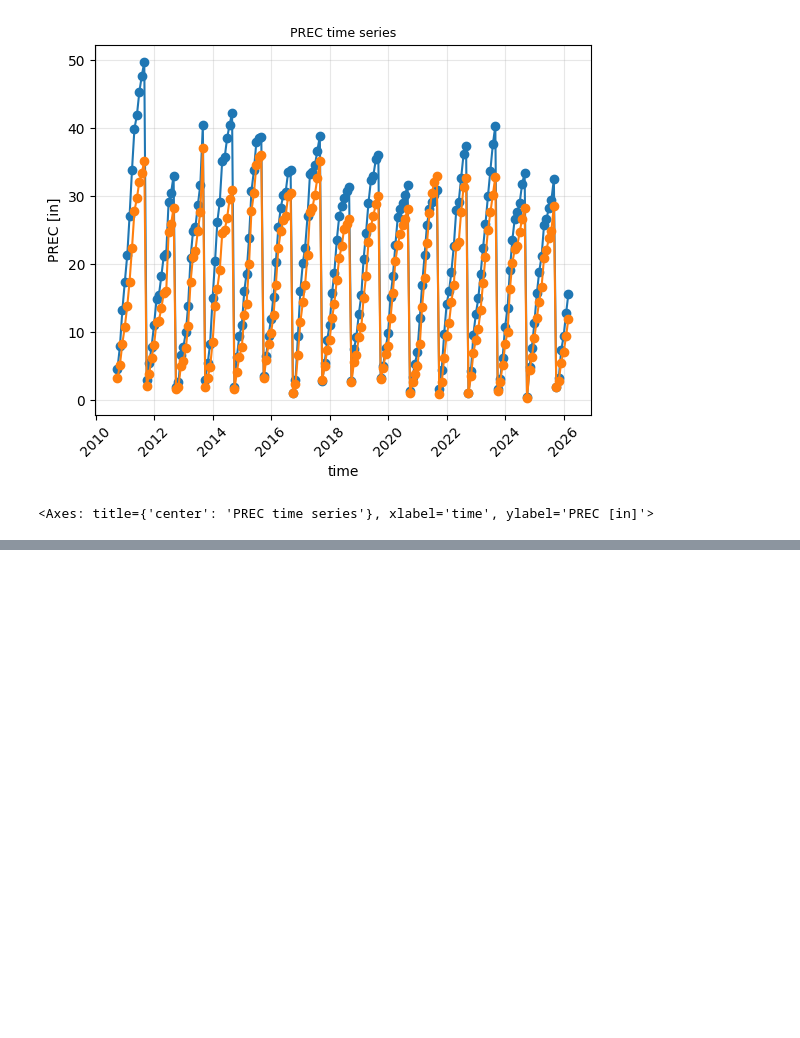
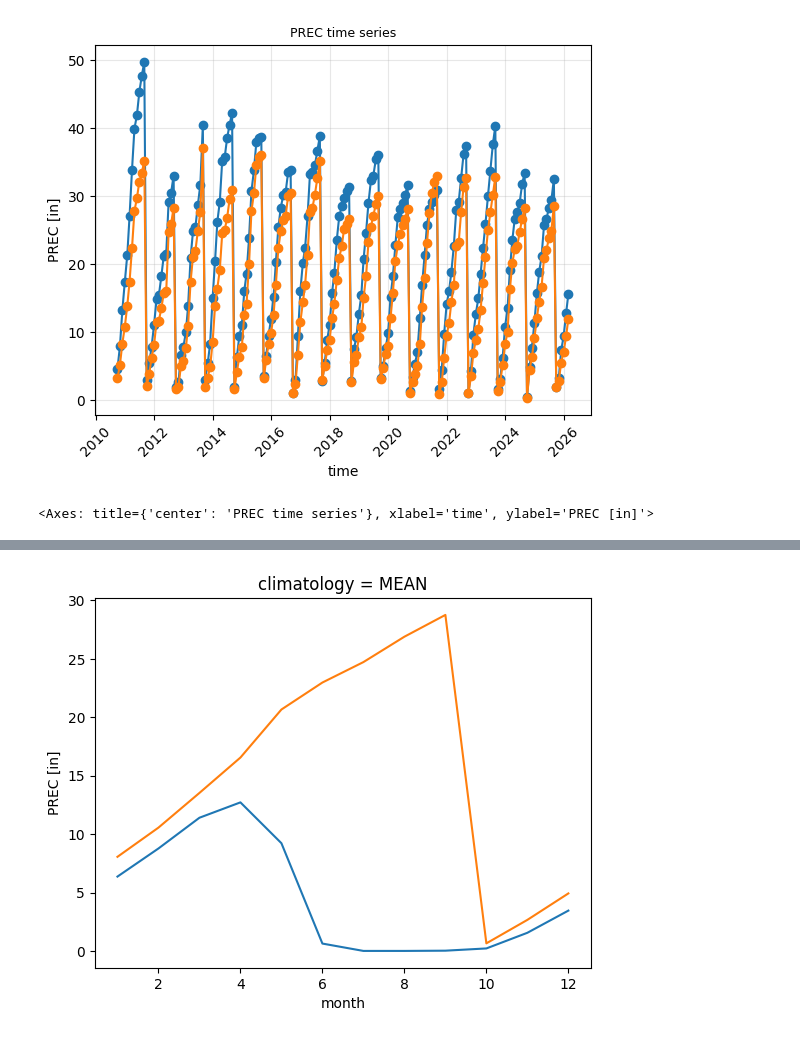
Before and after one commit to tavo7876/snotelpy, a Jupyter notebook: Examples/Examples.ipynb, the cells around one changed output, grey strips where cells are left out. Cells and saved outputs as stored; diff of their text form; code cells hidden in the pictures; blank space fills up the shorter version.

```diff
--- a/Examples/Examples.ipynb
+++ b/Examples/Examples.ipynb
@@ -159,0 +198,8 @@ KeyError: 'WTEQ'
+# %%
+#plot climatology
+climatology = out['climatology']
+climatology["WTEQ"].sel(climatology = 'MEAN').plot()
+climatology["PREC"].sel(climatology = "MEAN").plot()
+plt.show()
+# %% [output]
+[figure, added]
```
Also changed, not shown: parts of 3 cells of this notebook.
